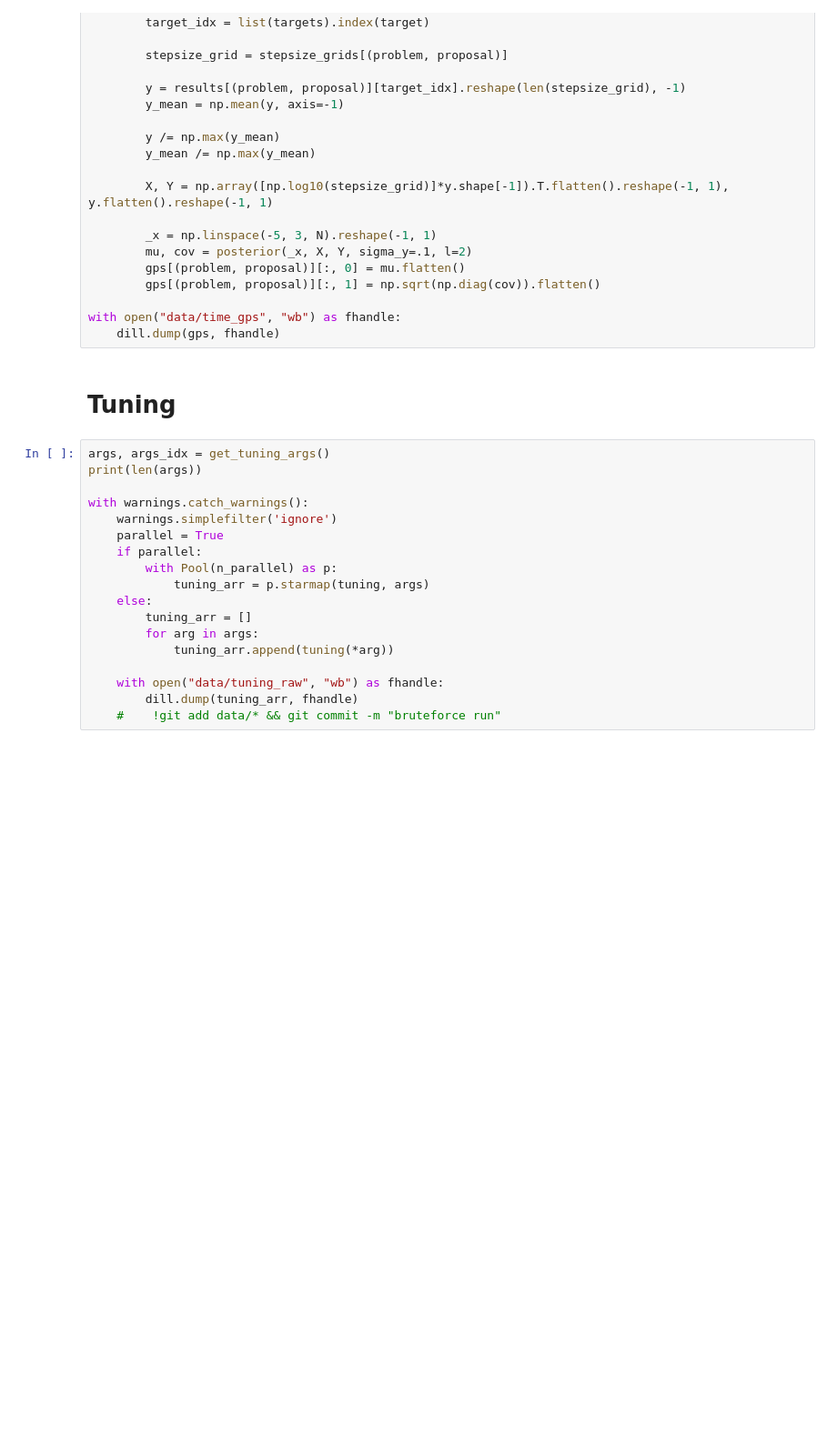
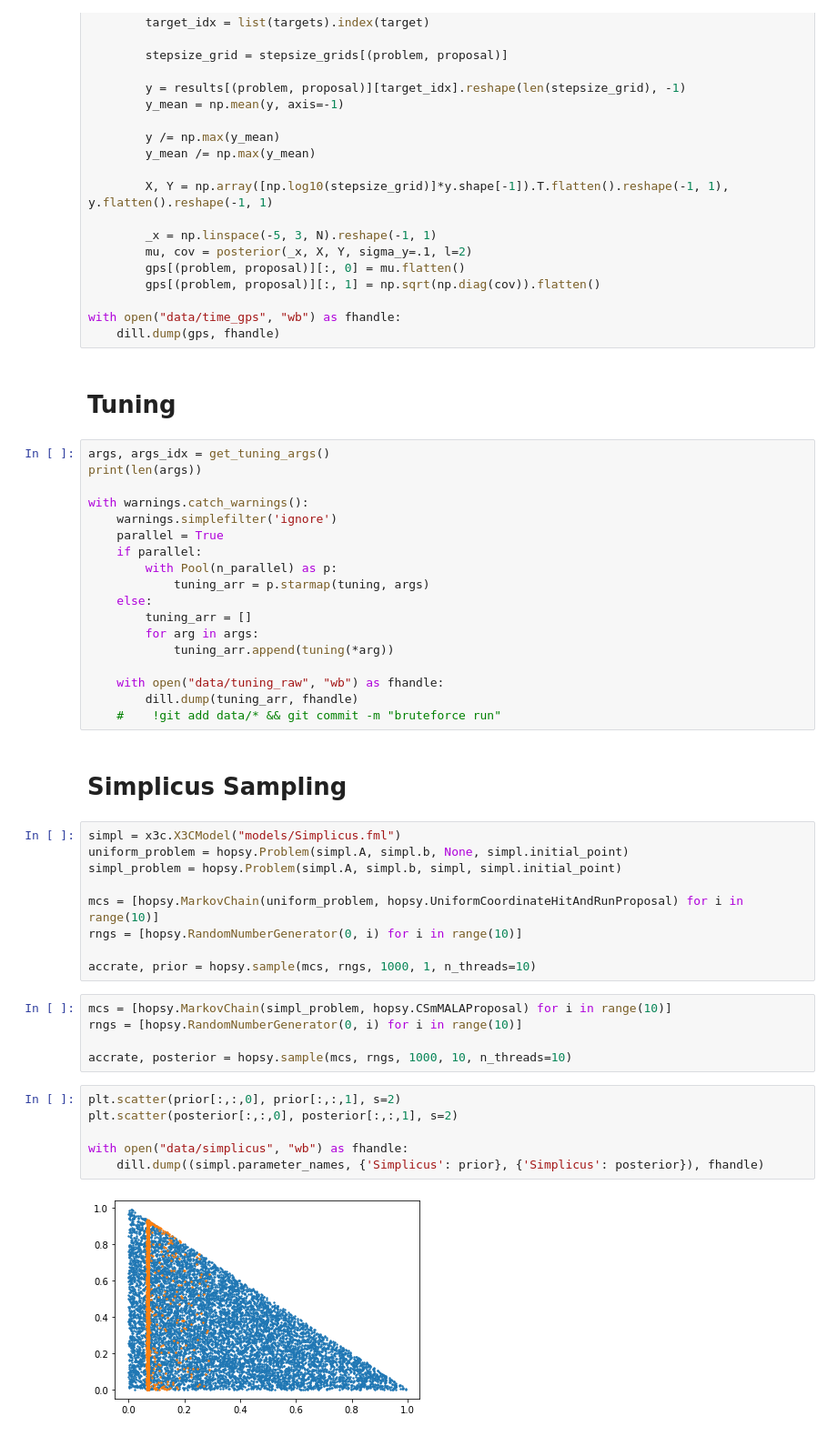
Before and after one commit to ripaul/mscthesis, a Jupyter notebook: bruteforce.ipynb, the cells around one changed output. Shown at 91% size. Cells and saved outputs as stored; diff of their text form; blank space fills up the shorter version.

```diff
--- a/bruteforce.ipynb
+++ b/bruteforce.ipynb
@@ -168,3 +168,27 @@ with warnings.catch_warnings():
     with open("data/tuning_raw", "wb") as fhandle:
         dill.dump(tuning_arr, fhandle)
     #    !git add data/* && git commit -m "bruteforce run"
+# %% [markdown]
+# Simplicus Sampling
+# %%
+simpl = x3c.X3CModel("models/Simplicus.fml")
+uniform_problem = hopsy.Problem(simpl.A, simpl.b, None, simpl.initial_point)
+simpl_problem = hopsy.Problem(simpl.A, simpl.b, simpl, simpl.initial_point)
+
+mcs = [hopsy.MarkovChain(uniform_problem, hopsy.UniformCoordinateHitAndRunProposal) for i in range(10)]
+rngs = [hopsy.RandomNumberGenerator(0, i) for i in range(10)]
+
+accrate, prior = hopsy.sample(mcs, rngs, 1000, 1, n_threads=10)
+# %%
+mcs = [hopsy.MarkovChain(simpl_problem, hopsy.CSmMALAProposal) for i in range(10)]
+rngs = [hopsy.RandomNumberGenerator(0, i) for i in range(10)]
+
+accrate, posterior = hopsy.sample(mcs, rngs, 1000, 10, n_threads=10)
+# %%
+plt.scatter(prior[:,:,0], prior[:,:,1], s=2)
+plt.scatter(posterior[:,:,0], posterior[:,:,1], s=2)
+
+with open("data/simplicus", "wb") as fhandle:
+    dill.dump((simpl.parameter_names, {'Simplicus': prior}, {'Simplicus': posterior}), fhandle)
+# %% [output]
+[figure, added]
```
Also changed, not shown: parts of 2 cells of this notebook, 22 other files.
